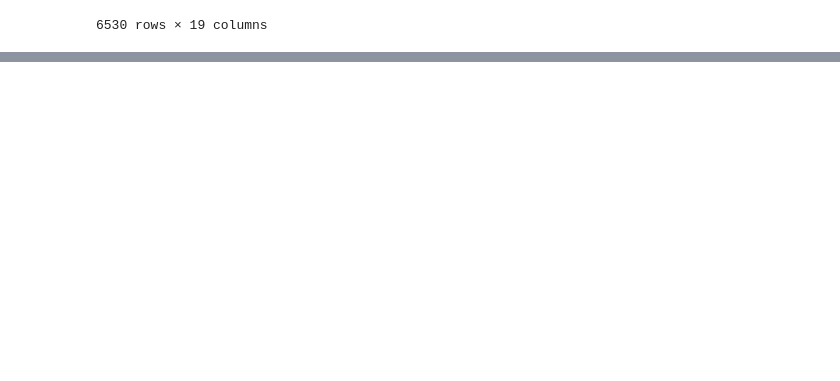
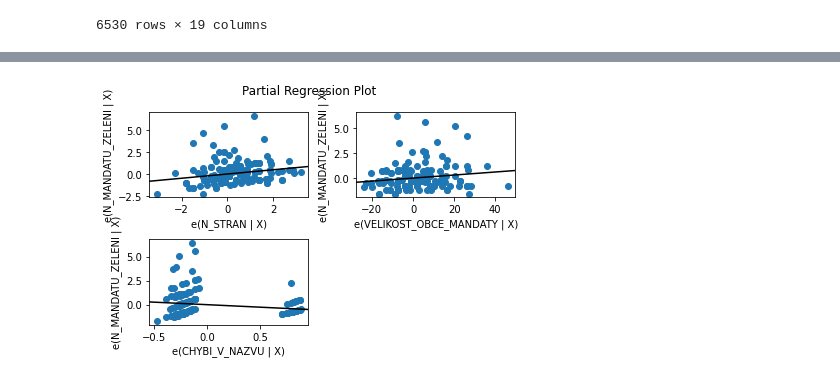
Before and after one commit to johnnyheineken/komunal_sz_2022, a Jupyter notebook: volby-data.ipynb, the cells around one changed output, grey strips where cells are left out. Saved outputs shown, nothing was run; the diff lists cells and outputs as text; code cells hidden in the pictures; blank space fills up the shorter version.

```diff
--- a/volby-data.ipynb
+++ b/volby-data.ipynb
@@ -367,0 +227,10 @@ Notes:
+# %%
+model_data = zeleni_zastupitelstvo_mandaty.reset_index()
+model_data = model_data.merge(obce_2022[['KODZASTUP', 'TYPZASTUP', 'DRUHZASTUP', 'NAZEVZAST', 'MANDATY', 'POCOBYV']], on='KODZASTUP', how='inner')
+# jednotlive casti pri volbach na i.e. velkou Prahu jsou zastoupeny v datech, ale samotna data jsou validni
+model_data = model_data.drop_duplicates()
+
+model_data = model_data.merge(zelene_strany[['KODZASTUP', 'N_STRAN']], on='KODZASTUP', how='left')
+model_data['ZELENI_SHARE'] = model_data['POCET_KANDIDUJICICH_ZELENYCH']/model_data['MANDATY']
+model_data = model_data.rename(columns={'MANDAT':'N_MANDATU_ZELENI', 'MANDATY':'VELIKOST_OBCE_MANDATY'})
+model_data['CHYBI_V_NAZVU'] = model_data['N_STRAN'].isna() * 1 # hack, at si statsm nestezuji
@@ -367,0 +250,3 @@ Notes:
+# %%
+model_data.loc[model_data['N_STRAN'].isna(), 'N_STRAN'] = 2
+model_data = model_data.reset_index(drop=True).drop_duplicates()
@@ -367,0 +255,7 @@ Notes:
+# %%
+variables_to_use = [
+#     'ZELENI_SHARE',
+    'N_STRAN',
+    'VELIKOST_OBCE_MANDATY',
+    'CHYBI_V_NAZVU',
+]
@@ -367,0 +266,4 @@ Notes:
+# %%
+model = sm.GLS(endog=model_data['N_MANDATU_ZELENI'], exog=model_data[variables_to_use])
+results = model.fit()
+results.summary()
@@ -367,0 +292,5 @@ Notes:
+# %%
+fig = sm.graphics.plot_partregress_grid(results)
+fig.tight_layout(pad=1.0)
+# %% [output]
+[figure, added]
```
Also changed, not shown: parts of 48 cells of this notebook.
